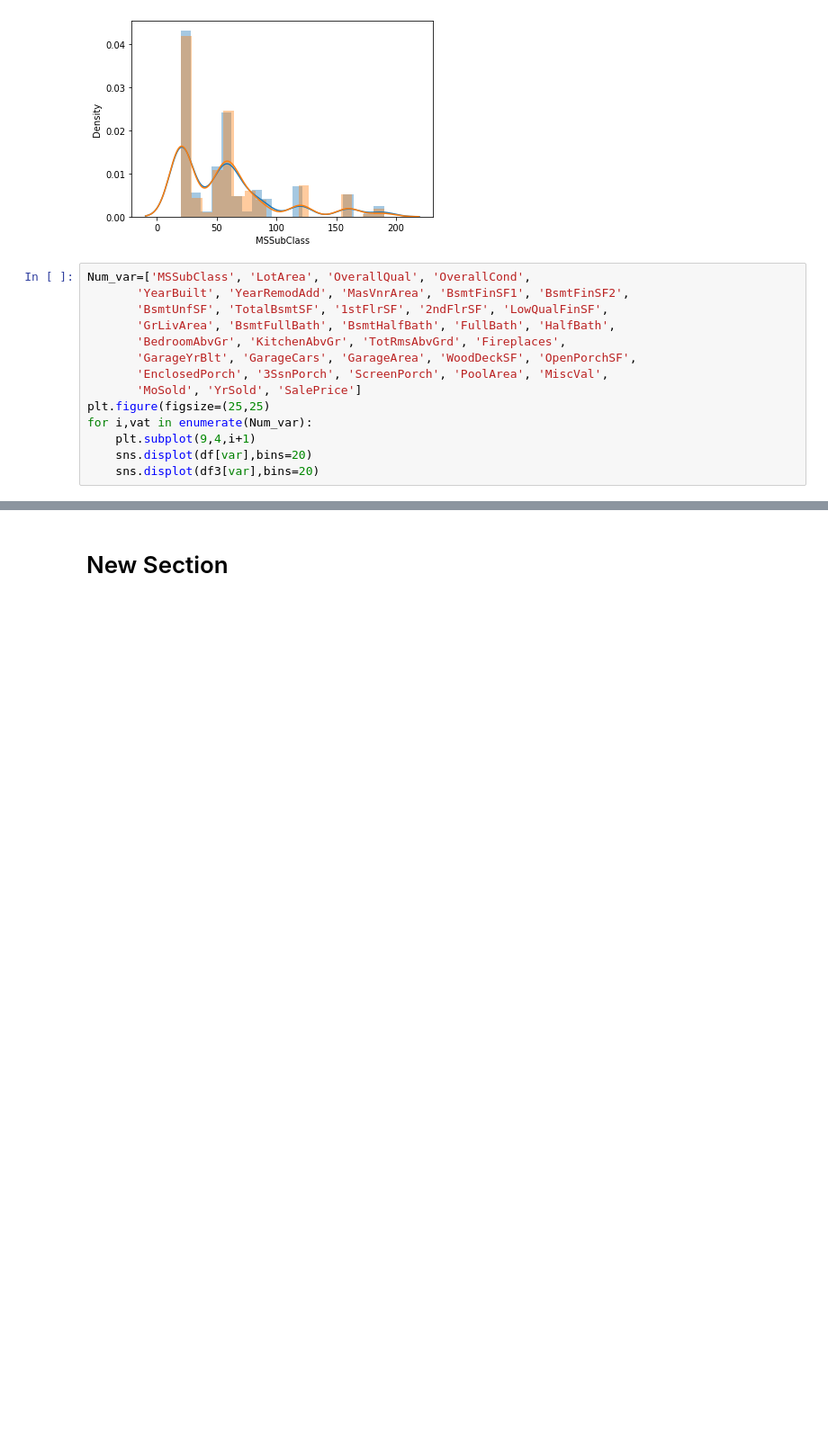
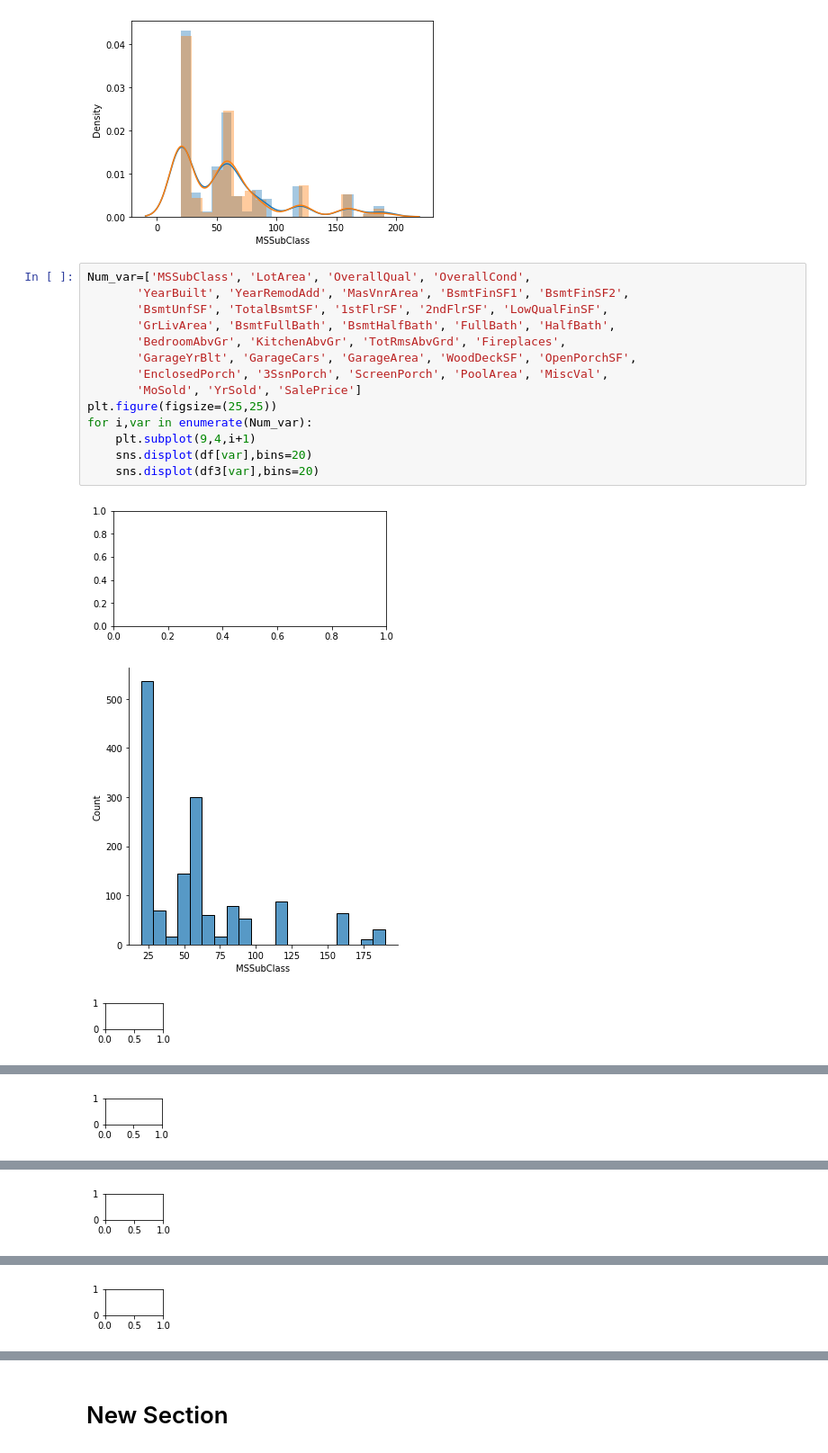
Before and after one commit to harsh-joshi1234-hb/all-machine-learning-code-, a Jupyter notebook: Code_for_ml.ipynb, the cells around one changed output, grey strips where cells are left out. Shown at 90% size. Cells and saved outputs as stored; diff of their text form; blank space fills up the shorter version.

```diff
--- a/Code_for_ml.ipynb
+++ b/Code_for_ml.ipynb
@@ -168,15 +151,18 @@ sns.distplot(df3['MSSubClass'])
 # %%
 Num_var=['MSSubClass', 'LotArea', 'OverallQual', 'OverallCond',
        'YearBuilt', 'YearRemodAdd', 'MasVnrArea', 'BsmtFinSF1', 'BsmtFinSF2',
        'BsmtUnfSF', 'TotalBsmtSF', '1stFlrSF', '2ndFlrSF', 'LowQualFinSF',
        'GrLivArea', 'BsmtFullBath', 'BsmtHalfBath', 'FullBath', 'HalfBath',
        'BedroomAbvGr', 'KitchenAbvGr', 'TotRmsAbvGrd', 'Fireplaces',
        'GarageYrBlt', 'GarageCars', 'GarageArea', 'WoodDeckSF', 'OpenPorchSF',
        'EnclosedPorch', '3SsnPorch', 'ScreenPorch', 'PoolArea', 'MiscVal',
        'MoSold', 'YrSold', 'SalePrice']
-plt.figure(figsize=(25,25)
-for i,vat in enumerate(Num_var):
+plt.figure(figsize=(25,25))
+for i,var in enumerate(Num_var):
     plt.subplot(9,4,i+1)
     sns.displot(df[var],bins=20)
     sns.displot(df3[var],bins=20)
 # %% [output]
+[figure, added]
+[figure, added]
+[figure, added]
@@ -182,0 +170 @@ for i,vat in enumerate(Num_var):
+[figure, added]
@@ -182,0 +172 @@ for i,vat in enumerate(Num_var):
+[figure, added]
@@ -182,0 +174 @@ for i,vat in enumerate(Num_var):
+[figure, added]
```
Also changed, not shown: parts of 3 cells of this notebook.
